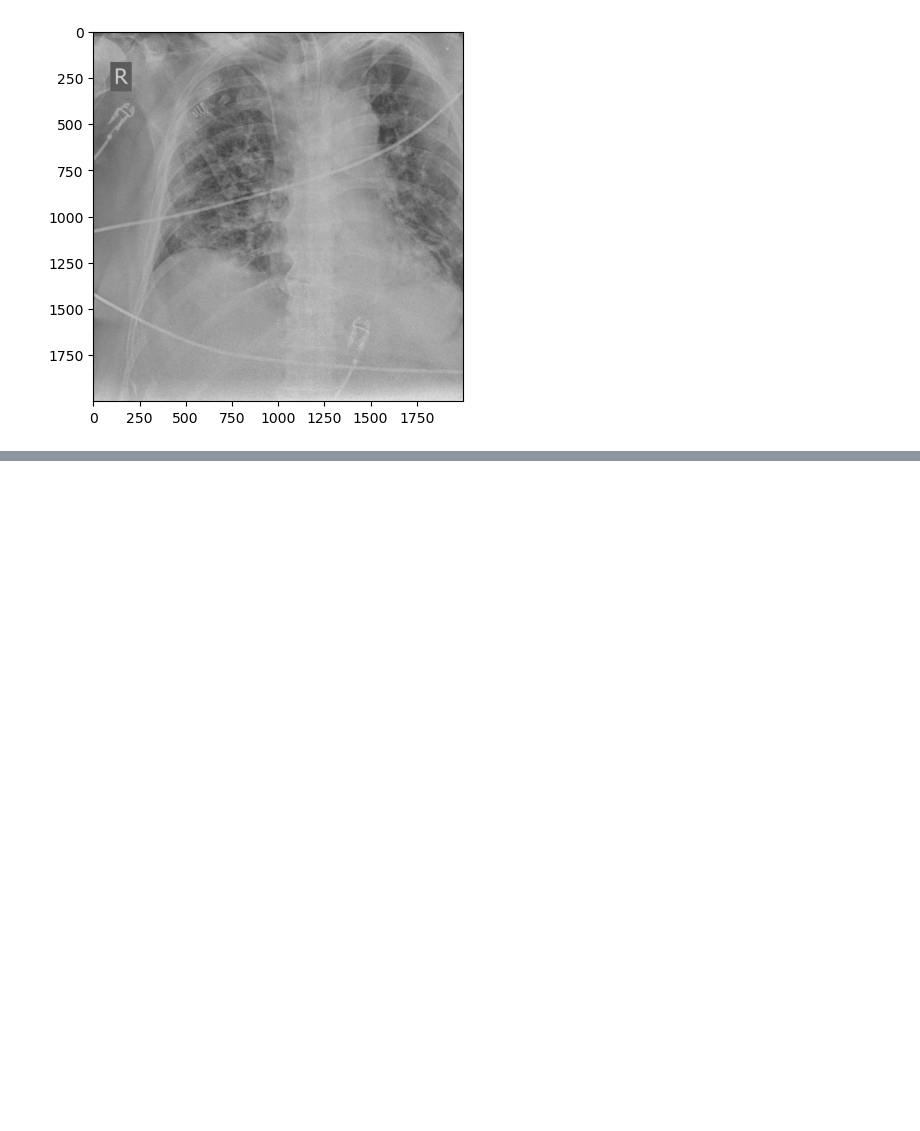
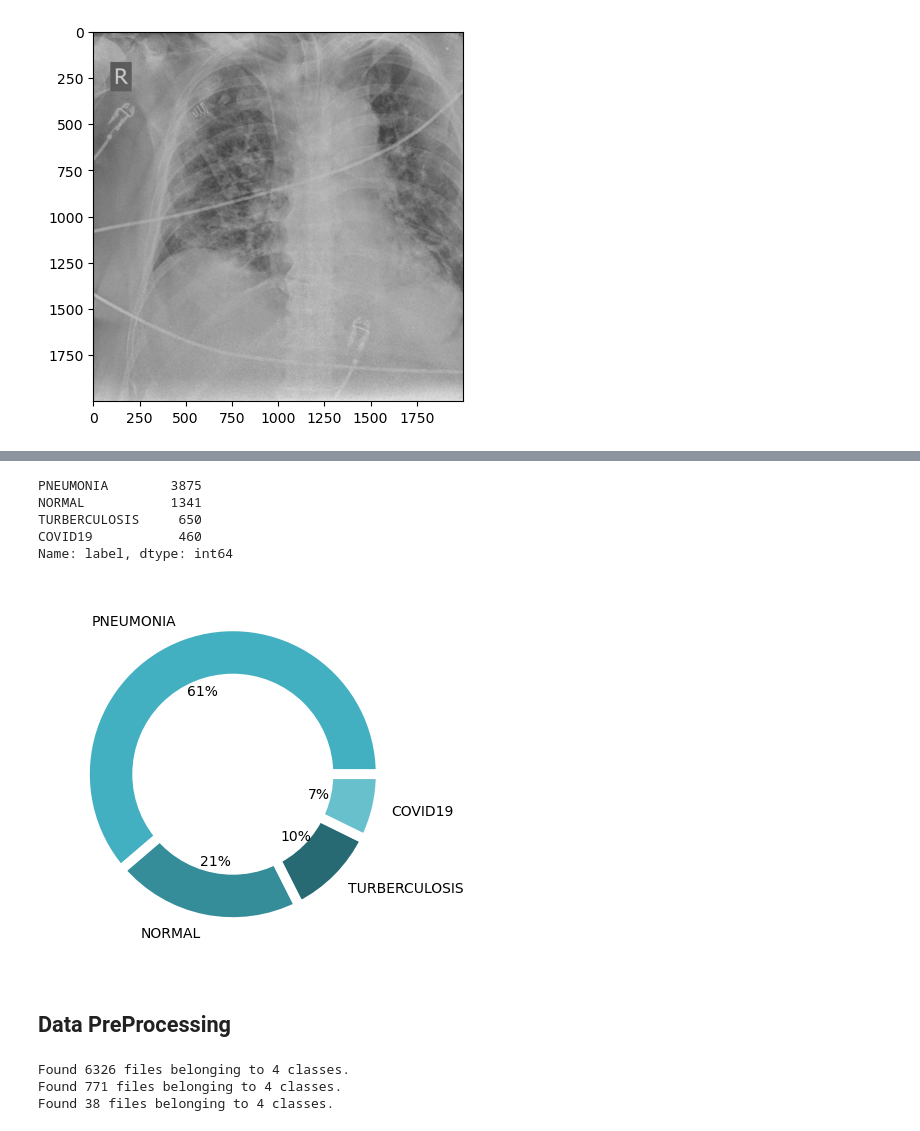
Before and after one commit to rohan-singh987/chestXRay, a Jupyter notebook: chestXray.ipynb, the cells around one changed output, grey strips where cells are left out. Drawn from its saved outputs; the diff is of its cells as text; code cells hidden in the pictures; blank space fills up the shorter version.

```diff
--- a/chestXray.ipynb
+++ b/chestXray.ipynb
@@ -52,0 +47,14 @@ labels
+# %%
+paths = []
+labels = []
+
+dataDir = './data//train/'
+for label in os.listdir(dataDir):
+    if (label == '.DS_Store'):
+        continue
+    for image in os.listdir(os.path.join(dataDir, label)):
+        paths.append(os.path.join(dataDir,label)+'/'+image)
+        labels.append(label)
+paths, labels = shuffle(paths, labels)
+df = pd.DataFrame({'path':paths, 'label':labels})
+df
@@ -52,0 +75,20 @@ labels
+# %%
+df['label'].value_counts()
+# %% [output]
+PNEUMONIA        3875
+NORMAL           1341
+TURBERCULOSIS     650
+COVID19           460
+Name: label, dtype: int64
+# %%
+plt.pie(list(df.label.value_counts()),
+        labels=list(df.label.value_counts().index),
+        colors=['#43b0c1', '#368d9a', '#286a74', '#69c0cd'],
+        autopct='%.0f%%', wedgeprops = { 'linewidth' : 7, 'edgecolor' : 'white' })
+
+my_circle=plt.Circle((0,0), 0.675, color='white')
+p=plt.gcf()
+p.gca().add_artist(my_circle)
+plt.show()
+# %% [output]
+[figure, added]
@@ -52,0 +110,12 @@ labels
+# %% [markdown]
+## Data PreProcessing
+# %%
+data = tf.keras.utils.image_dataset_from_directory('./data/train')
+
+testData = tf.keras.utils.image_dataset_from_directory('./data/test')
+
+valData = tf.keras.utils.image_dataset_from_directory('./data/val')
+# %% [output]
+Found 6326 files belonging to 4 classes.
+Found 771 files belonging to 4 classes.
+Found 38 files belonging to 4 classes.
```
Also changed, not shown: parts of 7 cells of this notebook.
